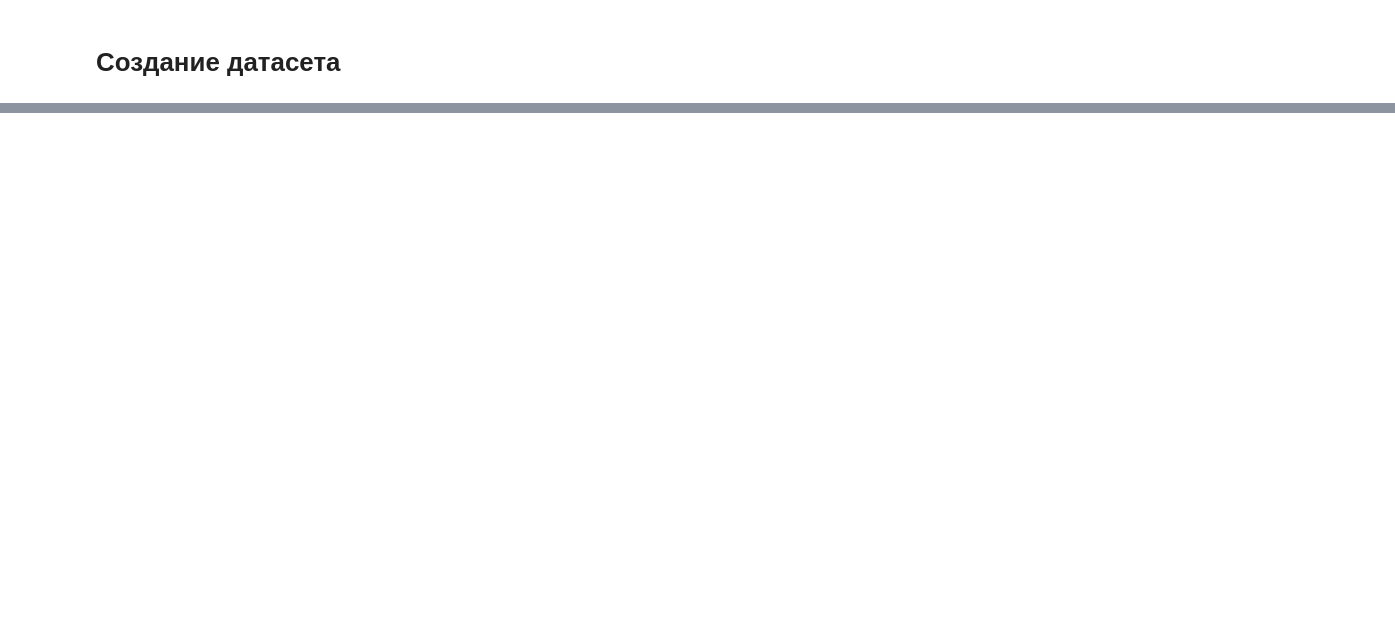
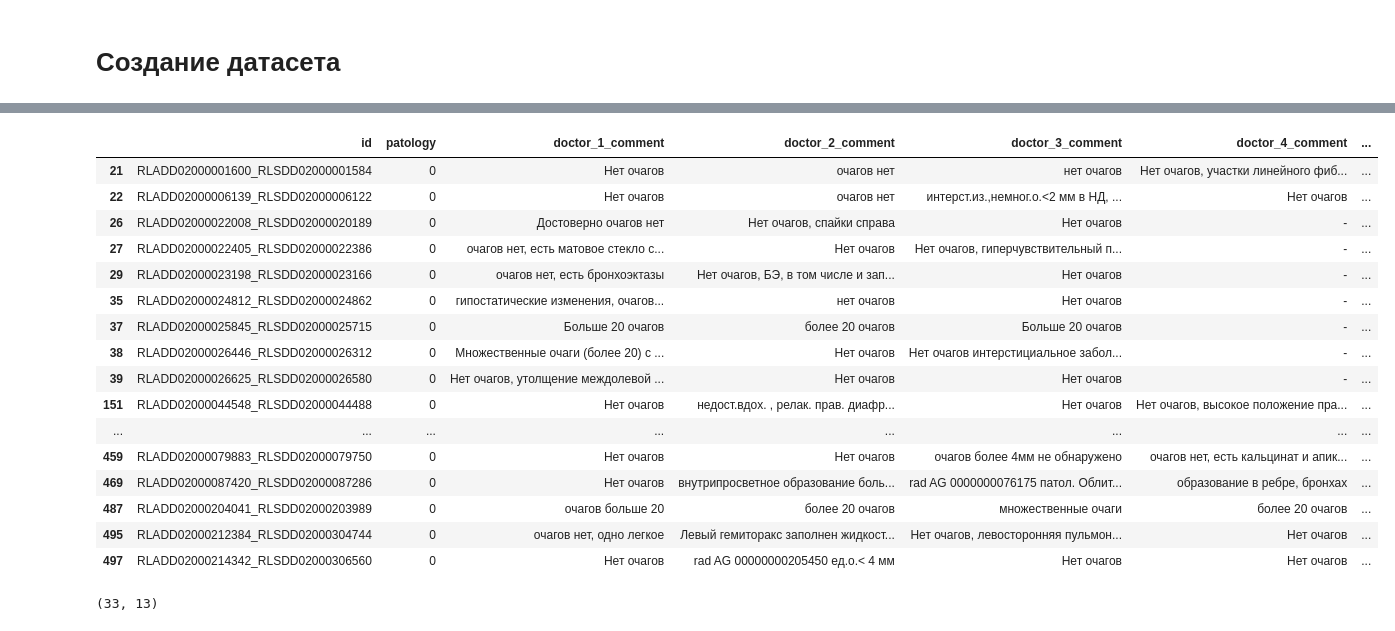
Before and after one commit to Izymka/hackathon_imoscow2025, a Jupyter notebook: chest_ct_ai_classifier/src/data_preprocessing.ipynb, the cells around one changed output, grey strips where cells are left out. Cells and saved outputs as stored; diff of their text form; code cells hidden in the pictures; blank space fills up the shorter version.

```diff
--- a/chest_ct_ai_classifier/src/data_preprocessing.ipynb
+++ b/chest_ct_ai_classifier/src/data_preprocessing.ipynb
@@ -185,0 +188,3 @@ HPU available: False, using: 0 HPUs
+# %%
+pd.set_option('display.max_colwidth', None)
+df.loc[df['patology']==0].head()
@@ -185,0 +210,3 @@ HPU available: False, using: 0 HPUs
+# %%
+patology = df.loc[df['patology']==0]
+patology
@@ -185,0 +227,28 @@ HPU available: False, using: 0 HPUs
+# %%
+patology = patology.drop([28, 32, 34, 166, 172, 218, 242, 259, 276, 291, 373, 379, 394, 503, 522])
+# %%
+patology = patology.drop(397)
+# %%
+patology.head(70)
+# %% [output]
+|  | id | patology | doctor_1_comment | doctor_2_comment | doctor_3_comment | doctor_4_comment | ... |
+| 21 | RLADD02000001600_RLSDD02000001584 | 0 | Нет очагов | очагов нет | нет очагов | Нет очагов, участки линейного фиб... | ... |
+| 22 | RLADD02000006139_RLSDD02000006122 | 0 | Нет очагов | очагов нет | интерст.из.,немног.о.<2 мм в НД, ... | Нет очагов | ... |
+| 26 | RLADD02000022008_RLSDD02000020189 | 0 | Достоверно очагов нет | Нет очагов, спайки справа | Нет очагов | - | ... |
+| 27 | RLADD02000022405_RLSDD02000022386 | 0 | очагов нет, есть матовое стекло с... | Нет очагов | Нет очагов, гиперчувствительный п... | - | ... |
+| 29 | RLADD02000023198_RLSDD02000023166 | 0 | очагов нет, есть бронхоэктазы | Нет очагов, БЭ, в том числе и зап... | Нет очагов | - | ... |
+| 35 | RLADD02000024812_RLSDD02000024862 | 0 | гипостатические изменения, очагов... | нет очагов | Нет очагов | - | ... |
+| 37 | RLADD02000025845_RLSDD02000025715 | 0 | Больше 20 очагов | более 20 очагов | Больше 20 очагов | - | ... |
+| 38 | RLADD02000026446_RLSDD02000026312 | 0 | Множественные очаги (более 20) с ... | Нет очагов | Нет очагов интерстициальное забол... | - | ... |
+| 39 | RLADD02000026625_RLSDD02000026580 | 0 | Нет очагов, утолщение междолевой ... | Нет очагов | Нет очагов | - | ... |
+| 151 | RLADD02000044548_RLSDD02000044488 | 0 | Нет очагов | недост.вдох. , релак. прав. диафр... | Нет очагов | Нет очагов, высокое положение пра... | ... |
+| ... | ... | ... | ... | ... | ... | ... | ... |
+| 459 | RLADD02000079883_RLSDD02000079750 | 0 | Нет очагов | Нет очагов | очагов более 4мм не обнаружено | очагов нет, есть кальцинат и апик... | ... |
+| 469 | RLADD02000087420_RLSDD02000087286 | 0 | Нет очагов | внутрипросветное образование боль... | rad AG 0000000076175 патол. Облит... | образование в ребре, бронхах | ... |
+| 487 | RLADD02000204041_RLSDD02000203989 | 0 | очагов больше 20 | более 20 очагов | множественные очаги | более 20 очагов | ... |
+| 495 | RLADD02000212384_RLSDD02000304744 | 0 | очагов нет, одно легкое | Левый гемиторакс заполнен жидкост... | Нет очагов, левосторонняя пульмон... | Нет очагов | ... |
+| 497 | RLADD02000214342_RLSDD02000306560 | 0 | Нет очагов | rad AG 00000000205450 ед.о.< 4 мм | Нет очагов | Нет очагов | ... |
+# %%
+patology.shape
+# %% [output]
+(33, 13)
```
Also changed, not shown: parts of 14 cells of this notebook, 16 other files.
